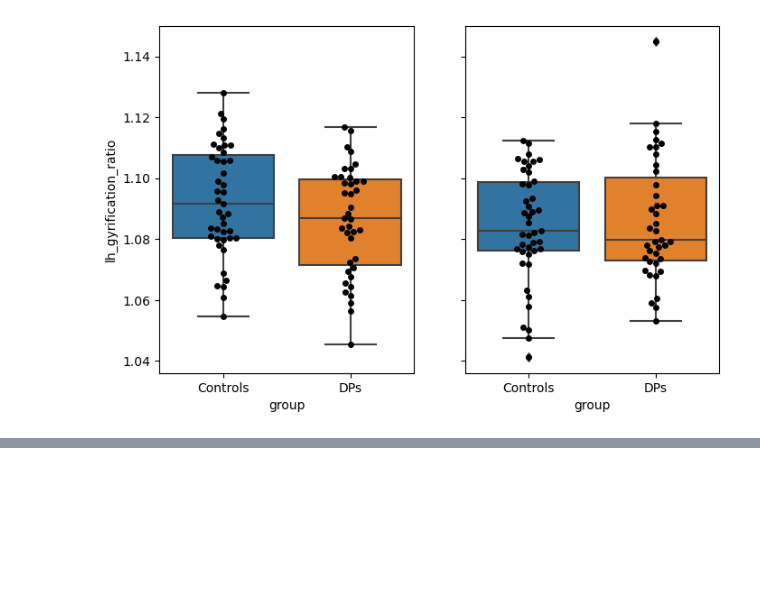
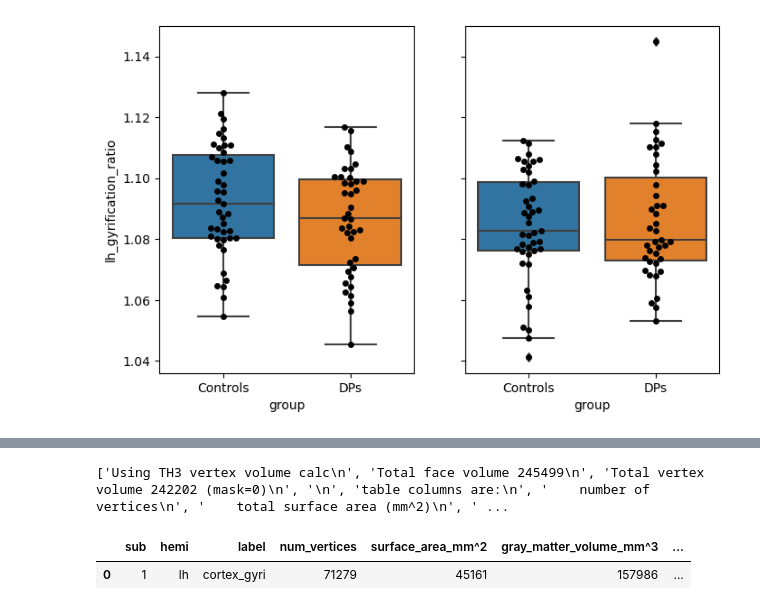
Before and after one commit to b-parker/CNL_scalpel, a Jupyter notebook: notebooks/curvature_difference.ipynb, the cells around one changed output, grey strips where cells are left out. Cells and saved outputs as stored; diff of their text form; code cells hidden in the pictures; blank space fills up the shorter version.

Commit message:
adding mris_anatomical functions

```diff
--- a/notebooks/curvature_difference.ipynb
+++ b/notebooks/curvature_difference.ipynb
@@ -109,0 +180,42 @@ Right hemisphere ttest: t = 0.5075424454001416 | p = 0.6131706719954104
+# %%
+
+def mris_anatomical_stats2DataFrame_row(subject: str, label_name: str, hemi: str, data_dir: str or Path) -> pd.DataFrame:
+    """
+    Takes a subject list and the location of a stats.txt file outputted by mris_anatomical_stats ->> converts it to a dataframe
+
+
+
+    """
+
+    assert hemi in ['lh', 'rh'], "hemi must be 'lh' or 'rh'"
+
+    if isinstance(data_dir, str):
+        data_dir = Path(data_dir)
+
+
+
+    txt_path = data_dir / f"{hemi}.{label_name}.stats.txt"
+    assert txt_path.exists(), f'the file {txt_path} does not exist.'
+
+    all_stats_df = pd.DataFrame(columns=['sub', 'hemi', 'label', 'num_vertices', 'surface_area_mm^2', 'gray_matter_volume_mm^3', 'avg_cortical_thickness', 'avg_cortical_thickness_std', 'rectified_mean_curvature', 'rectified_gaussian_curvature', 'folding_index', 'intrinsic_curvature'])
+
+    with open(txt_path, 'r') as fp:
+        new_surf = fp.readlines()
+
+    row_stats = new_surf[-1]
+    row_stats = row_stats.split(' ')
+    row_stats = [i for i in row_stats if i != '']
+    print(new_surf)
+    label_name = row_stats[-1][:-1].split('.')[1]
+
+    all_stats_row = [subject, hemi, label_name, row_stats[0], row_stats[1], row_stats[2], row_stats[3], row_stats[4], row_stats[5], row_stats[6], row_stats[7], row_stats[8]]
+
+    all_stats_df.loc[len(all_stats_df)] = all_stats_row
+
+    return all_stats_df
+# %%
+mris_anatomical_stats2DataFrame_row('1', 'cortex_gyri', 'lh', '/Users/benparker/Desktop/cnl/neurocluster/weiner/DevProso/subjects/1/label')
+# %% [output]
+['Using TH3 vertex volume calc\n', 'Total face volume 245499\n', 'Total vertex volume 242202 (mask=0)\n', '\n', 'table columns are:\n', '    number of vertices\n', '    total surface area (mm^2)\n', ' ...
+|  | sub | hemi | label | num_vertices | surface_area_mm^2 | gray_matter_volume_mm^3 | ... |
+| 0 | 1 | lh | cortex_gyri | 71279 | 45161 | 157986 | ... |
```
Also changed, not shown: parts of 3 cells of this notebook.
